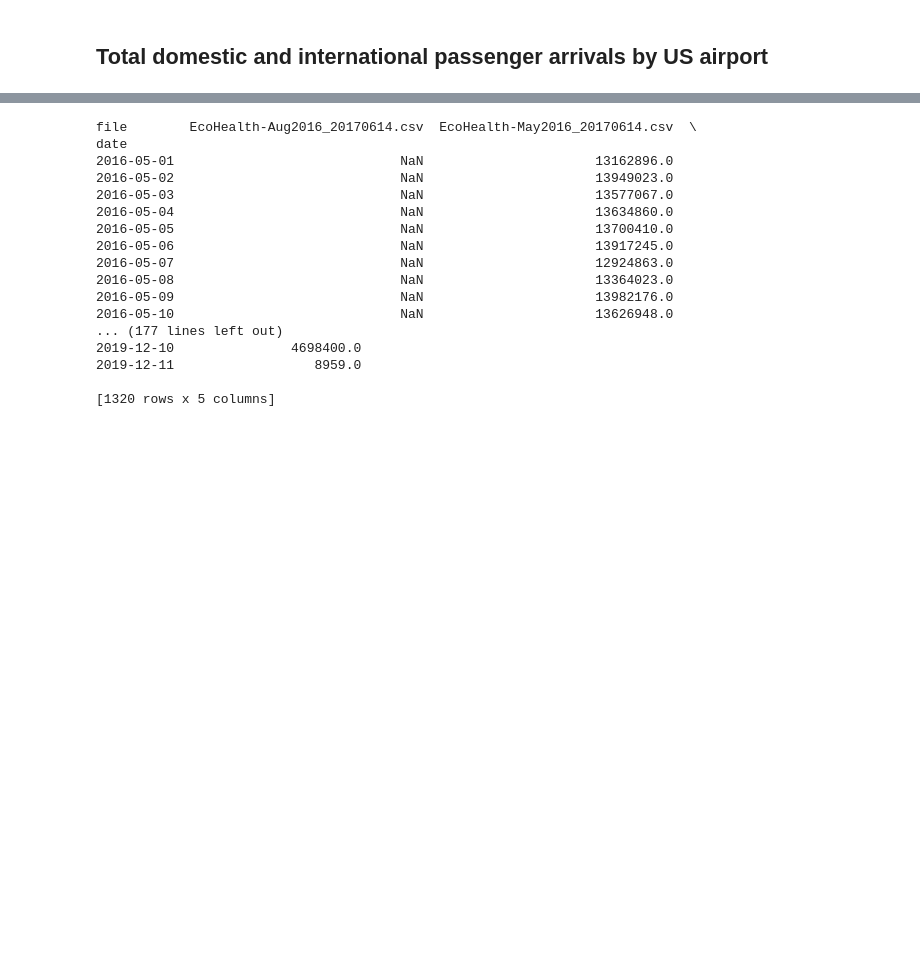
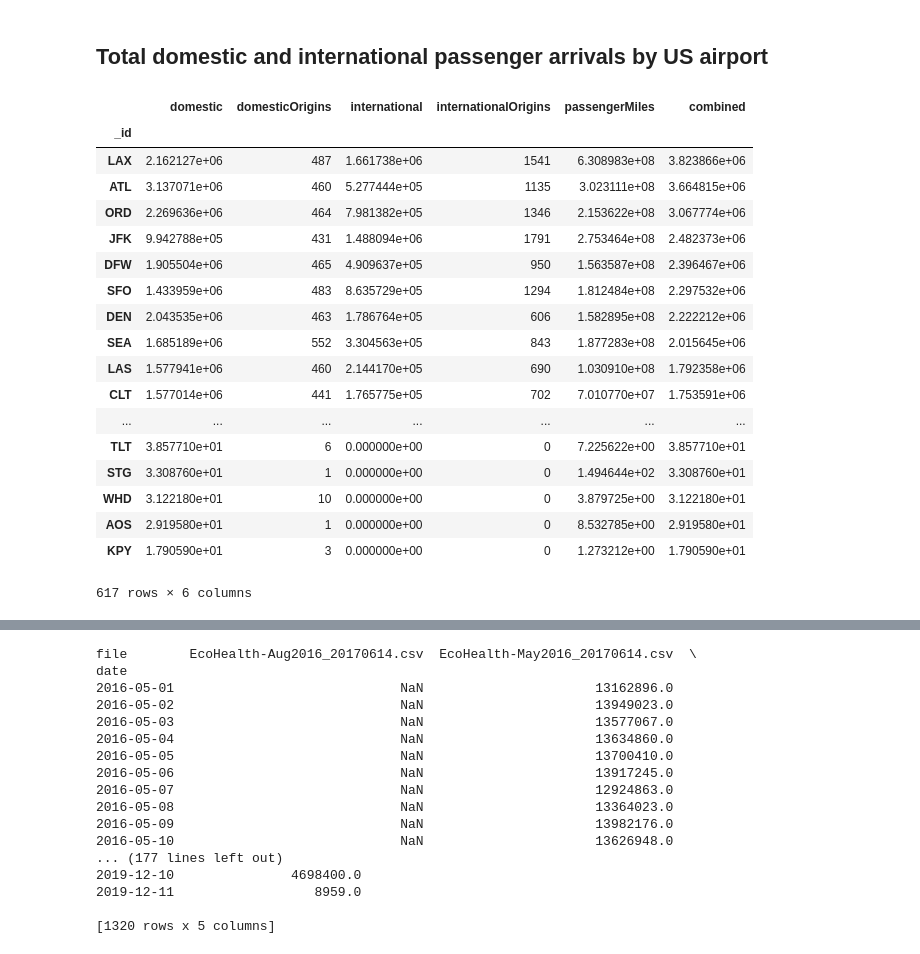
Before and after one commit to ecohealthalliance/flight-data-notebook, a Jupyter notebook: flight-data-validation.ipynb, the cells around one changed output, grey strips where cells are left out. Cells and saved outputs as stored; diff of their text form; code cells hidden in the pictures; blank space fills up the shorter version.

Commit message:
Add distinct origins comparison

```diff
--- a/flight-data-validation.ipynb
+++ b/flight-data-validation.ipynb
@@ -59,30 +79,60 @@ results = list(db.passengerFlows.aggregate([{
    "$match": {
        "simGroup": "fmd-2017-06",
        "arrivalAirport": {
            "$in": USAirports
        }
    }
 }, {
     "$group": {
         "_id": "$arrivalAirport",
         "domestic": {
             "$sum": {
                 "$cond": [{"$in": ["$departureAirport", USAirports]}, "$estimatedPassengers", 0]
             }
         },
+        "domesticOrigins": {
+            "$sum": {
+                "$cond": [{"$in": ["$departureAirport", USAirports]}, 1, 0]
+            }
+        },
         "international": {
             "$sum": {
                 "$cond": [{"$in": ["$departureAirport", USAirports]}, 0, "$estimatedPassengers"]
+            }
+        },
+        "internationalOrigins": {
+            "$sum": {
+                "$cond": [{"$in": ["$departureAirport", USAirports]}, 0, 1]
             }
         },
         "passengerMiles": {
             "$sum": {
                 "$multiply": ["$estimatedPassengers", "$averageDistance"]
             }
         }
     }
 }]))
 inbound_df = pd.DataFrame(results)
 inbound_df['combined'] = inbound_df.domestic + inbound_df.international
 inbound_df = inbound_df.sort_values(by='combined', ascending=False).set_index('_id')
 inbound_df
+# %% [output]
+|  | domestic | domesticOrigins | international | internationalOrigins | passengerMiles | combined |
+| _id |  |  |  |  |  |  |
+| LAX | 2.162127e+06 | 487 | 1.661738e+06 | 1541 | 6.308983e+08 | 3.823866e+06 |
+| ATL | 3.137071e+06 | 460 | 5.277444e+05 | 1135 | 3.023111e+08 | 3.664815e+06 |
+| ORD | 2.269636e+06 | 464 | 7.981382e+05 | 1346 | 2.153622e+08 | 3.067774e+06 |
+| JFK | 9.942788e+05 | 431 | 1.488094e+06 | 1791 | 2.753464e+08 | 2.482373e+06 |
+| DFW | 1.905504e+06 | 465 | 4.909637e+05 | 950 | 1.563587e+08 | 2.396467e+06 |
+| SFO | 1.433959e+06 | 483 | 8.635729e+05 | 1294 | 1.812484e+08 | 2.297532e+06 |
+| DEN | 2.043535e+06 | 463 | 1.786764e+05 | 606 | 1.582895e+08 | 2.222212e+06 |
+| SEA | 1.685189e+06 | 552 | 3.304563e+05 | 843 | 1.877283e+08 | 2.015645e+06 |
+| LAS | 1.577941e+06 | 460 | 2.144170e+05 | 690 | 1.030910e+08 | 1.792358e+06 |
+| CLT | 1.577014e+06 | 441 | 1.765775e+05 | 702 | 7.010770e+07 | 1.753591e+06 |
+| ... | ... | ... | ... | ... | ... | ... |
+| TLT | 3.857710e+01 | 6 | 0.000000e+00 | 0 | 7.225622e+00 | 3.857710e+01 |
+| STG | 3.308760e+01 | 1 | 0.000000e+00 | 0 | 1.494644e+02 | 3.308760e+01 |
+| WHD | 3.122180e+01 | 10 | 0.000000e+00 | 0 | 3.879725e+00 | 3.122180e+01 |
+| AOS | 2.919580e+01 | 1 | 0.000000e+00 | 0 | 8.532785e+00 | 2.919580e+01 |
+| KPY | 1.790590e+01 | 3 | 0.000000e+00 | 0 | 1.273212e+00 | 1.790590e+01 |
+617 rows × 6 columns
```
Also changed, not shown: parts of 7 cells of this notebook.
